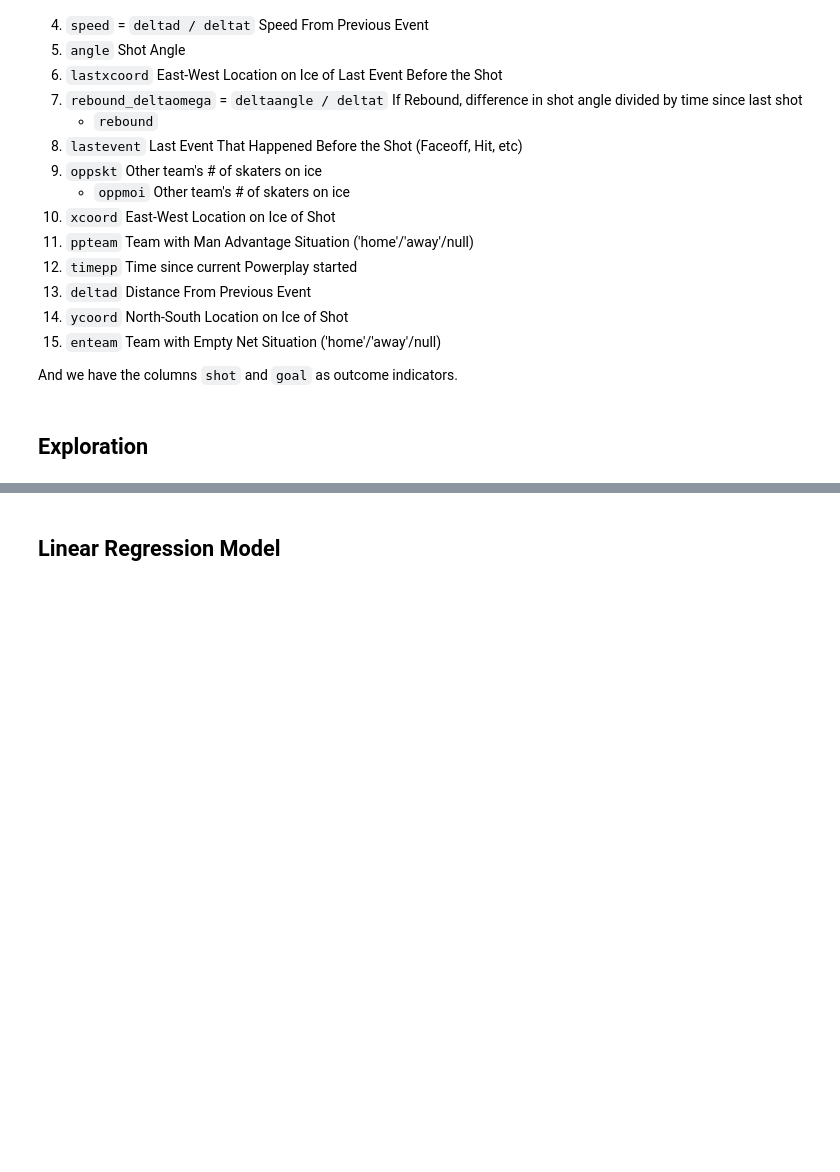
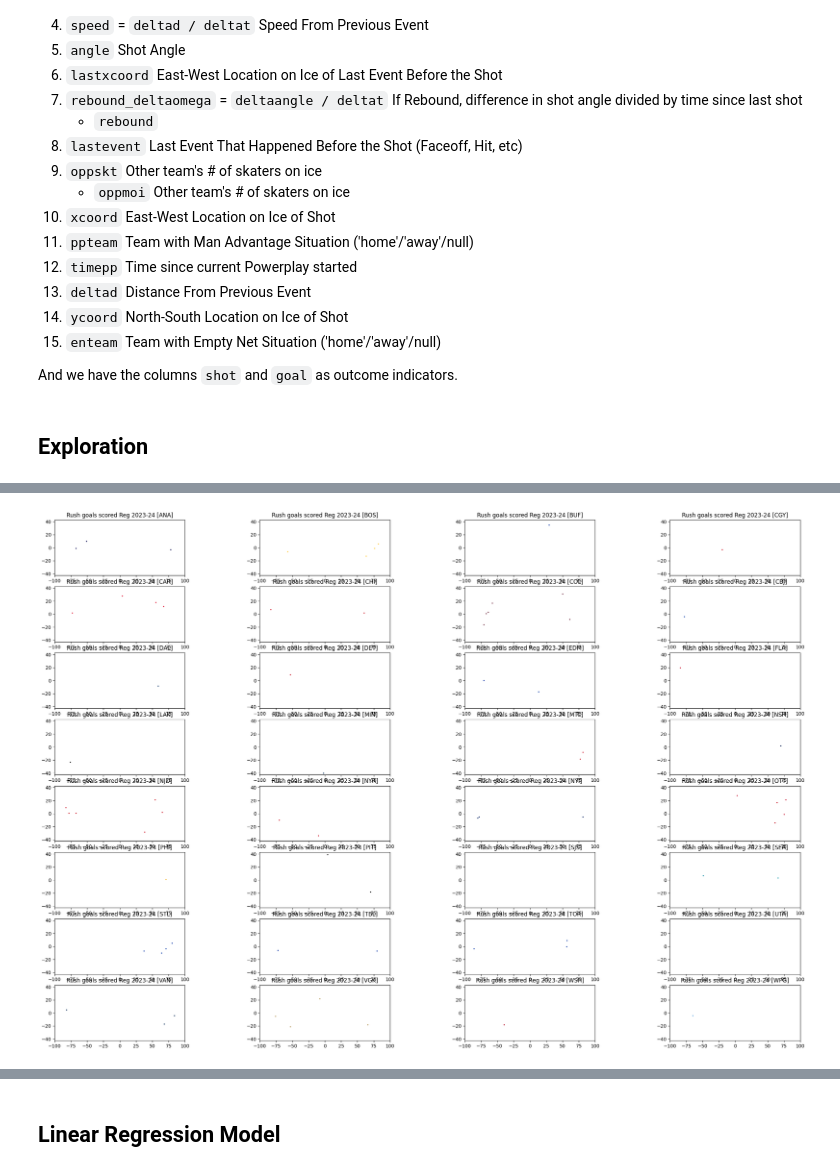
Before and after one commit to trxe/nhl_data_demo, a Jupyter notebook: xgoals.ipynb, the cells around one changed output, grey strips where cells are left out. Cells and saved outputs as stored; diff of their text form; code cells hidden in the pictures; blank space fills up the shorter version.

```diff
--- a/xgoals.ipynb
+++ b/xgoals.ipynb
@@ -23,4 +23,4 @@ PLAYS = csv_to_df('plays.csv', {'situationCode': pl.String})
 PLAY_DETAILS = csv_to_df('play_details.csv')
 GAMES = csv_to_df('games.csv', pdates=True)
 # %%
-COMBINED_PLAYS = PLAYS.join(PLAY_DETAILS, on=['gameId', 'eventId']).join(GAMES.select(['id', 'homeTeamId', 'awayTeamId', 'gameType']), left_on='gameId', right_on="id")
+COMBINED_PLAYS = PLAYS.join(PLAY_DETAILS, on=['gameId', 'eventId']).join(GAMES.select(['id', 'homeTeamId', 'awayTeamId', 'gameType', 'season']), left_on='gameId', right_on="id")
@@ -479,0 +542,14 @@ fig.set_figwidth(18)
+# %%
+rush_all = (
+    plays
+    .filter(pl.col('rush') == 1)
+    .filter(pl.col('season') == 20232024)
+    .filter(pl.col('gameType') == 2)
+)
+fig, axes = draw_teams_goals(
+    rush_all.filter(pl.col('shot') == 1),
+    "Rush goals scored Reg 2023-24 [%s]",
+    'goalByTeamId'
+)
+# %% [output]
+[figure, added]
```
Also changed, not shown: parts of 23 cells of this notebook, 1 other file.
